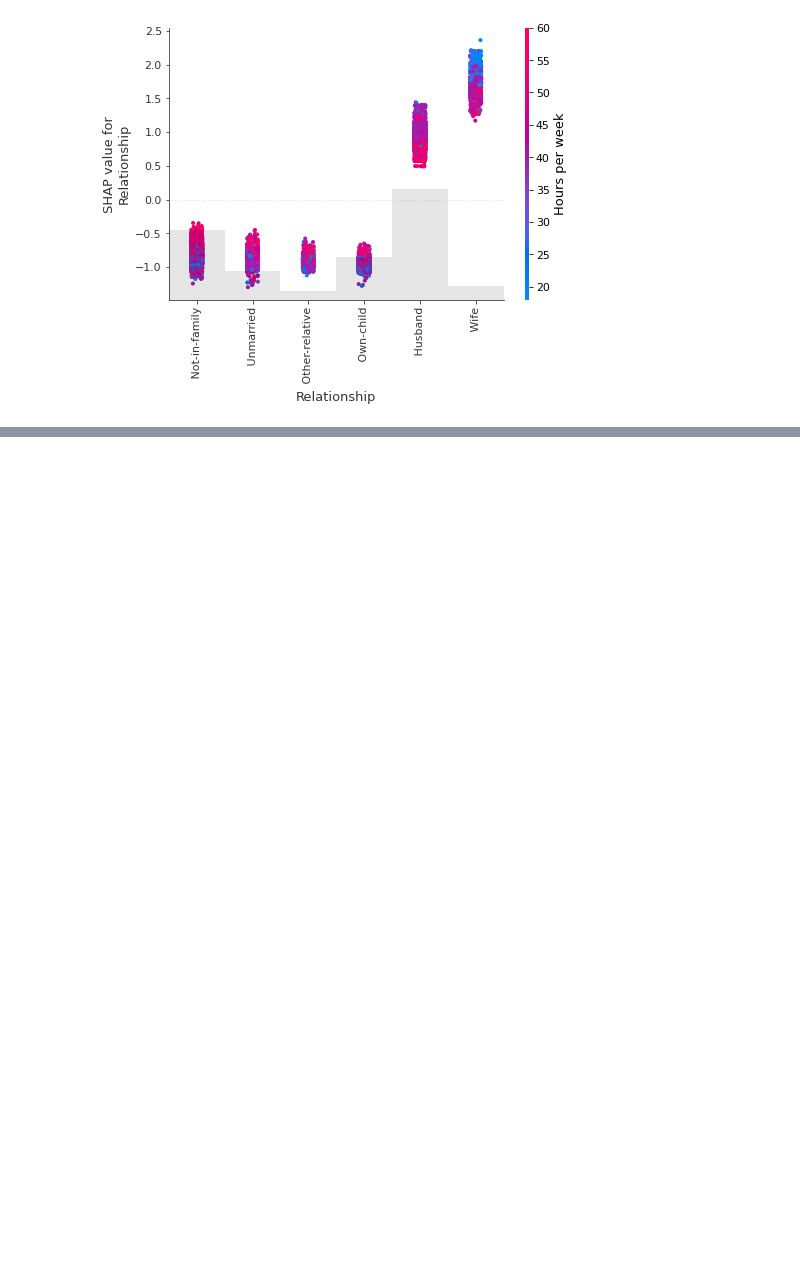
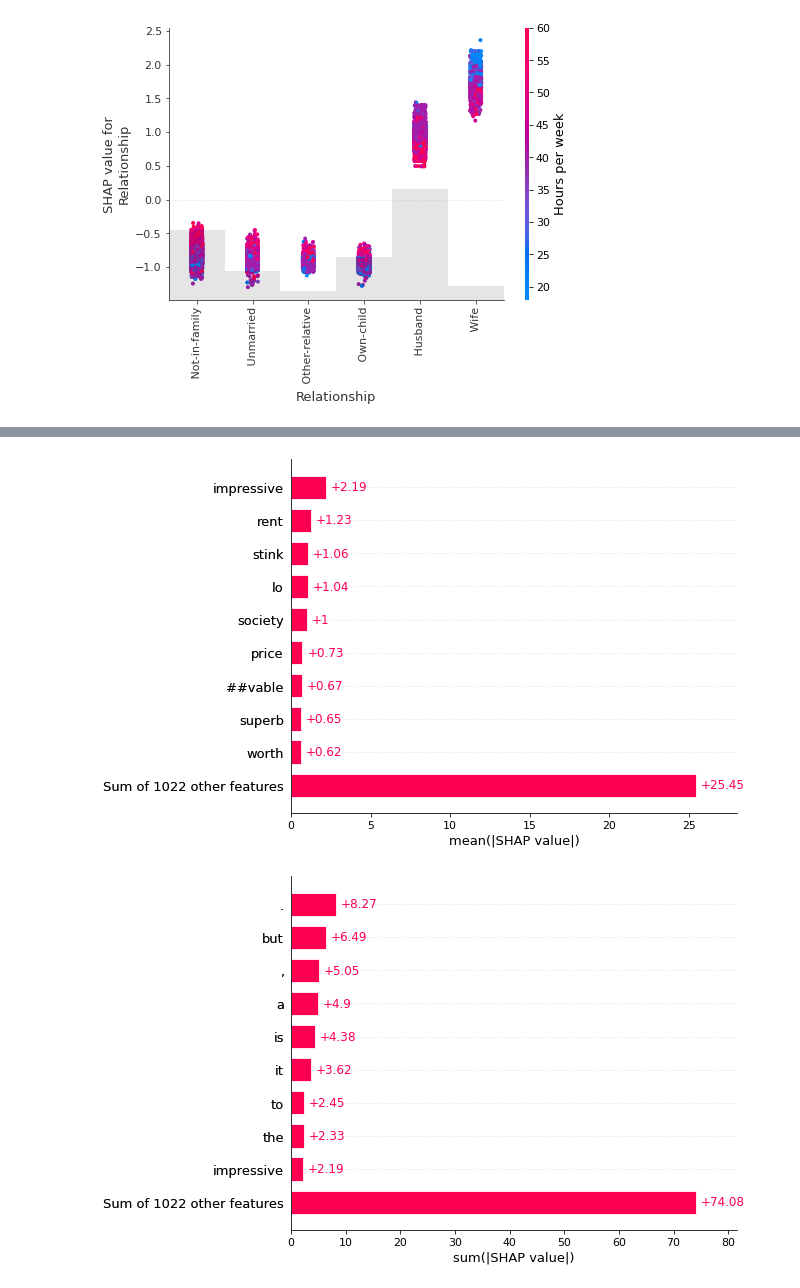
Before and after one commit to checche/shap-memo, a Jupyter notebook: AnIntroductionToExplainableAIWithShapleyValues.ipynb, the cells around one changed output, grey strips where cells are left out. Cells and saved outputs as stored; diff of their text form; code cells hidden in the pictures; blank space fills up the shorter version.

```diff
--- a/AnIntroductionToExplainableAIWithShapleyValues.ipynb
+++ b/AnIntroductionToExplainableAIWithShapleyValues.ipynb
@@ -264,0 +281,27 @@ Passing the fontdict parameter of _set_ticklabels() positionally is deprecated s
+# %%
+import transformers
+import nlp
+import torch
+import numpy as np
+import scipy as sp
+
+# load a BERT sentiment analysis model
+tokenizer = transformers.DistilBertTokenizerFast.from_pretrained("distilbert-base-uncased")
+model = transformers.DistilBertForSequenceClassification.from_pretrained(
+    "distilbert-base-uncased-finetuned-sst-2-english"
+)
+
+# define a prediction function
+def f(x):
+    tv = torch.tensor([tokenizer.encode(v, padding='max_length', max_length=500, truncation=True) for v in x])
+    outputs = model(tv)[0].detach().cpu().numpy()
+    scores = (np.exp(outputs).T / np.exp(outputs).sum(-1)).T
+    val = sp.special.logit(scores[:,1]) # use one vs rest logit units
+    return val
+
+# build an explainer using a token masker
+explainer = shap.Explainer(f, tokenizer)
+
+# explain the model's predictions on IMDB reviews
+imdb_train = nlp.load_dataset("imdb")["train"]
+shap_values = explainer(imdb_train[:10], fixed_context=1)
@@ -264,0 +313,6 @@ Passing the fontdict parameter of _set_ticklabels() positionally is deprecated s
+# %%
+shap.plots.bar(shap_values.abs.mean(0))
+shap.plots.bar(shap_values.abs.sum(0))
+# %% [output]
+[figure, added]
+[figure, added]
```
Also changed, not shown: parts of 6 cells of this notebook, 2 other files.
